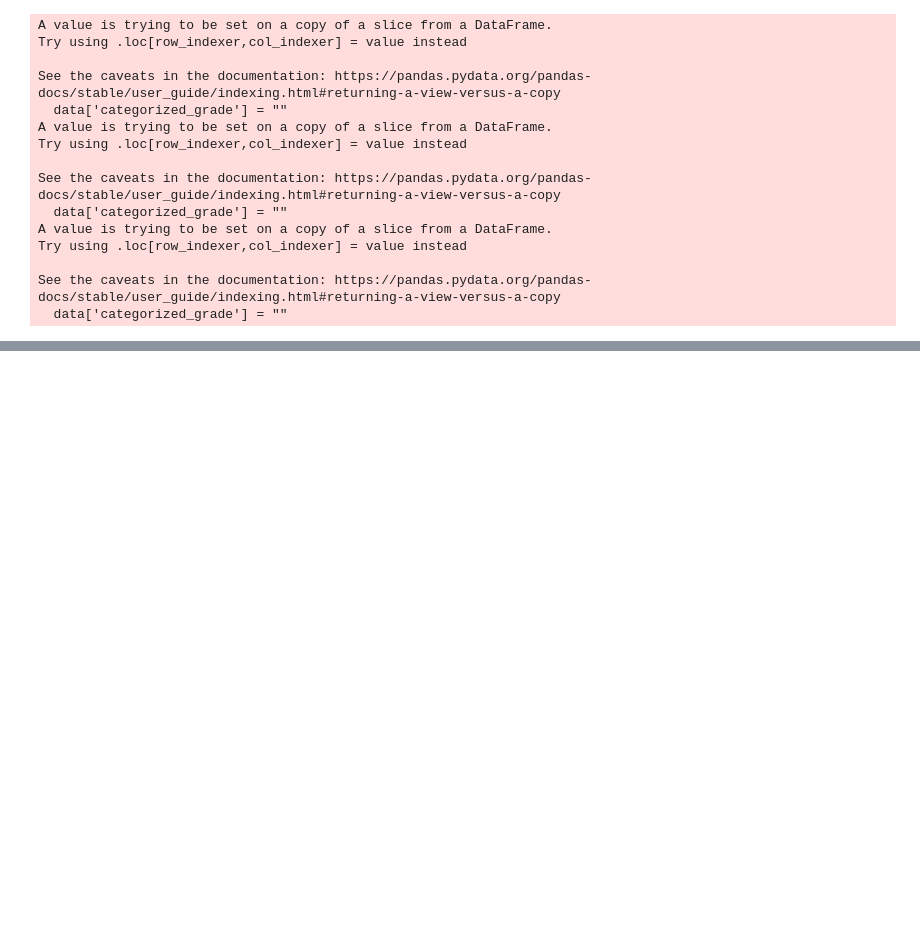
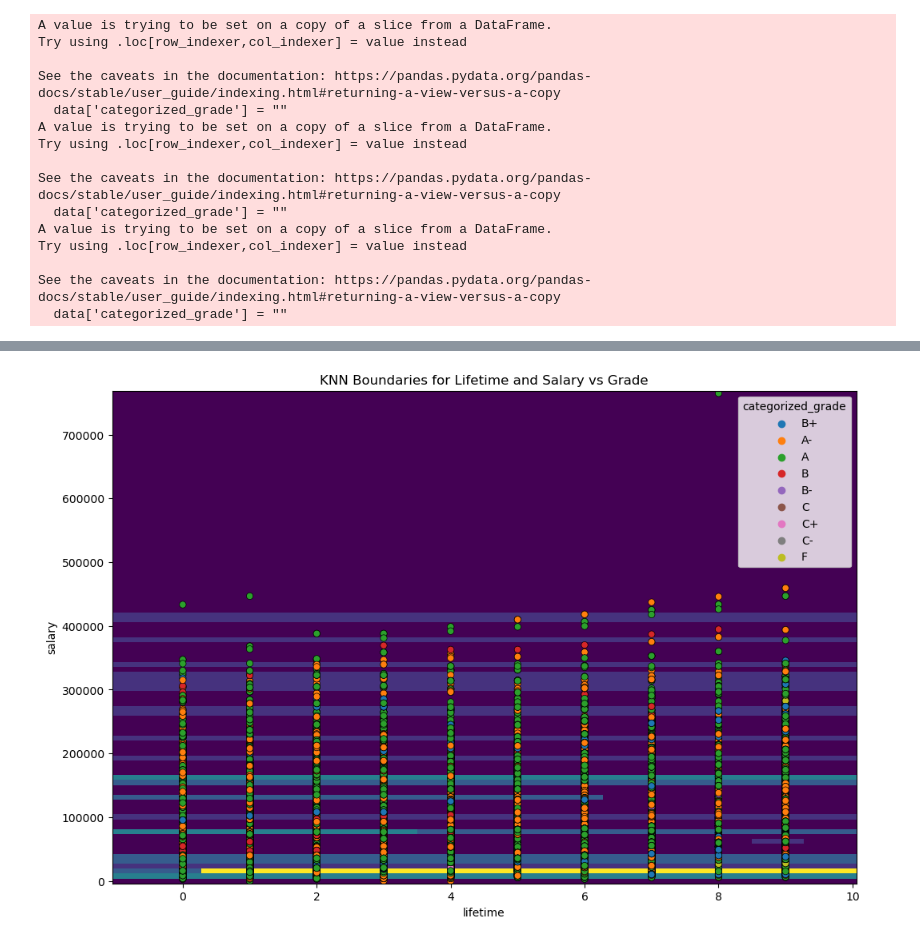
Before and after one commit to aaronl1661/teacherSalaryAnalysis, a Jupyter notebook: src/4_analysis/regression.ipynb, the cells around one changed output, grey strips where cells are left out. Cells and saved outputs as stored; diff of their text form; code cells hidden in the pictures; blank space fills up the shorter version.

```diff
--- a/src/4_analysis/regression.ipynb
+++ b/src/4_analysis/regression.ipynb
@@ -578,0 +598,41 @@ dtype('float64')
+# %%
+import matplotlib.pyplot as plt
+import seaborn as sns
+from matplotlib.colors import ListedColormap
+from sklearn import neighbors, datasets
+from sklearn.inspection import DecisionBoundaryDisplay
+
+# Create color maps
+cmap_light = ListedColormap(["red", "orange", "cornflowerblue", 'pink', 'lightgreen'])
+cmap_bold = ["darkred", "darkorange", "darkblue", 'magenta', 'darkgreen']
+
+X=lsGrades[['lifetime', 'current_salary']]
+y = lsGrades['categorized_grade']
+
+fig, ax = plt.subplots(figsize=(12,8))
+DecisionBoundaryDisplay.from_estimator(
+    lsg_knn,
+    X,
+    ax=ax,
+    response_method="predict",
+    plot_method="pcolormesh",
+    xlabel='lifetime',
+    ylabel='salary',
+    shading="auto",
+)
+
+# Plot also the training points
+sns.scatterplot(
+    x=X['lifetime'],
+    y=X['current_salary'],
+    hue=y,
+    alpha=1.0,
+    edgecolor="black",
+)
+plt.title(
+    "KNN Boundaries for Lifetime and Salary vs Grade"
+)
+
+plt.show()
+# %% [output]
+[figure, added]
```
Also changed, not shown: parts of 14 cells of this notebook.
